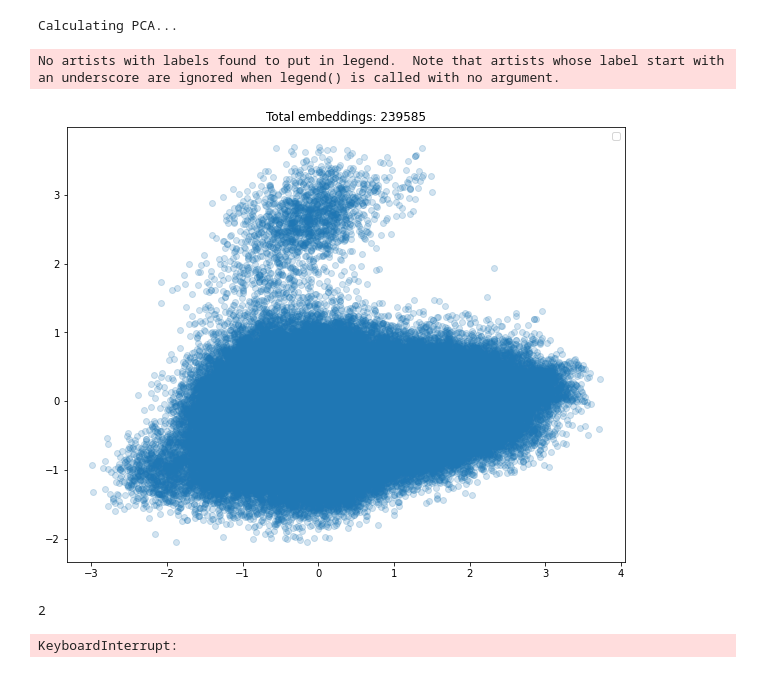
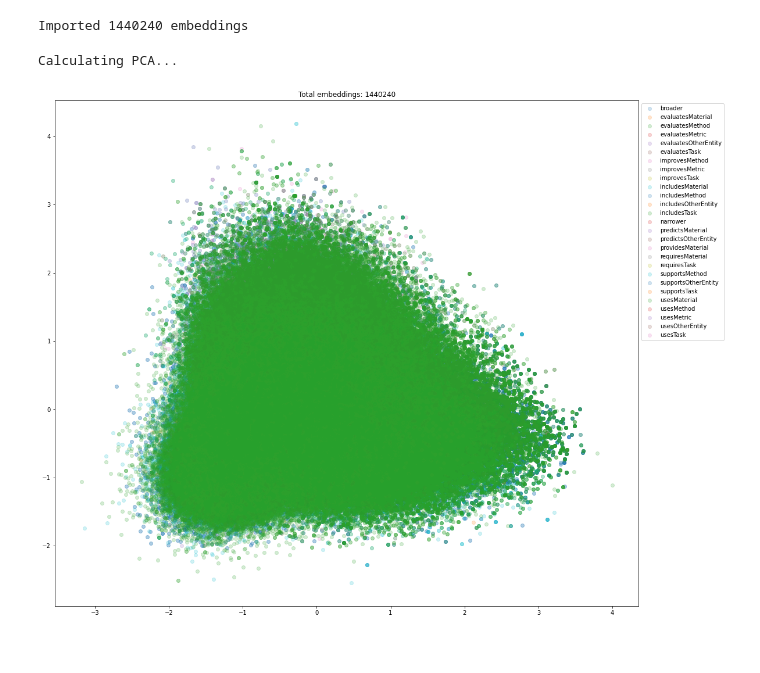
Before and after one commit to Pylyr/Internship_SBERT, a Jupyter notebook: pca.ipynb, the cells around one changed output. Saved outputs shown, nothing was run; the diff lists cells and outputs as text; code cells hidden in the pictures.

```diff
--- a/pca.ipynb
+++ b/pca.ipynb
@@ -82,0 +11,2 @@ for i in range(len(conv)):
+# %%
+df = pd.read_csv('/tempo/processed-files/df.csv')
@@ -82,0 +22,20 @@ for i in range(len(conv)):
+# %%
+# 2D array (labelNoStr, labelStr)
+conv = np.load('/tempo/processed-files/conversion.npy')
+
+labels = df['Relation'].to_numpy()
+sentences = df['Sentence'].to_numpy()
+word_pairs = df[['Word A', 'Word B']].to_numpy()
+
+embeddings = np.load('/tempo/processed-files/embeddings.npy')
+
+print(f"Imported {len(embeddings)} embeddings")
+# %% [output]
+Imported 1440240 embeddings
+# %%
+embeddings_space = 'all'
+
+if embeddings_space == 'only_words':
+    embeddings = embeddings[:, :1536]
+elif embeddings_space == 'only_sentences':
+    embeddings = embeddings[:, 1536:]
@@ -86,9 +73,6 @@ new_dimension = 70
 
 #Compute PCA on the train embeddings matrix
 pca = PCA(n_components=new_dimension)
-
-# change embeddings vs stripped_embeddings
-pca.fit(embeddings)
-transformed = pca.transform(embeddings)
+transformed = pca.fit_transform(embeddings)
 # %% [output]
 Calculating PCA...
@@ -204,5 +183,5 @@ def howFar(v1, v2):
 # %%
-plt.rcParams['figure.figsize'] = [10, 8]
+plt.rcParams['figure.figsize'] = [18,16]
 
 def extractFirstCamel(word, on=False):
     if not on:
@@ -220,63 +199,47 @@ def extractFirstCamel(word, on=False):
 # visualize the top 3 principal components on a 3D plot
 fig, ax = plt.subplots()
 
 # He you can set the groups that you are interested in.
 # Use relation_groups to select all unified groups.
 # selected_relational_groups = relation_groups
 # this will only keep the first camel word of the group name
 # isUnified = True
 
 # Use to conv to select all groups
 # selected_relational_groups = conv[:, 0].astype(int)
 # or one of the macros: BROADER, EVALUATES, IMPROVES, INCLUDES, PREDICTS, PROVIDES, REQUIRES, SUPPORTS, USES
-selected_relational_groups = [28]
+# selected_relational_groups = np.concatenate((INCLUDES,), axis=0)
+selected_relational_groups = conv[:, 0].astype(int)
 isUnified = False
 
 # frequencies of each group
 # group_frequencies = {group: len(np.where(unified_labels == group)[0]) for group in selected_relational_groups}
 # print(group_frequencies)
 
+
 total = 0
 for i in selected_relational_groups:
-    # use unified_labels or labels here
-    selected_labels = np.where(labels == int(i))
+    selected_labels = np.where(labels[:len(transformed)] == int(i))
     total += len(selected_labels[0])
     ax.scatter(
         transformed[selected_labels, 0],
          transformed[selected_labels, 1],
-            alpha=0.2)
+            alpha=0.2, label=conv_dict[i])
 
     # title the graph
     ax.set_title(f'Total embeddings: {total}')
 
-ax.legend()
+# put the legend outside of the plot
+ax.legend(loc='upper left', bbox_to_anchor=(1, 1))
 plt.show()
 # %% [output]
-No artists with labels found to put in legend.  Note that artists whose label start with an underscore are ignored when legend() is called with no argument.
-[figure, old version]
+[figure, new version]
 # %%
-# print('Clustering...')
-n_relations=len(selected_relational_groups)
-n = 50000
-
 # create selected_transformed_indexes which are indexes of the selected relational groups
 selected_transformed_indexes = []
 for i in selected_relational_groups:
-    if isUnified:
-        selected_transformed_indexes.append(np.where(unified_labels == int(i)))
-    else:
         selected_transformed_indexes.append(np.where(labels == int(i)))
 
 selected_transformed_indexes = np.concatenate(selected_transformed_indexes, axis=1)[0]
 selected_transformed = transformed[selected_transformed_indexes]
-
-silhouette_avg = np.zeros(10)
-for n_relations in range(2, 10):
-    kmeans = KMeans(n_clusters=n_relations).fit(selected_transformed)
-    print(n_relations)
-    silhouette_avg[n_relations] = silhouette_score(selected_transformed[:n], kmeans.labels_[:n])
-    print(silhouette_avg[n_relations])
-# %% [output]
-2
-KeyboardInterrupt:
 # %%
```
Also changed, not shown: parts of 27 cells of this notebook, 17 other files.
